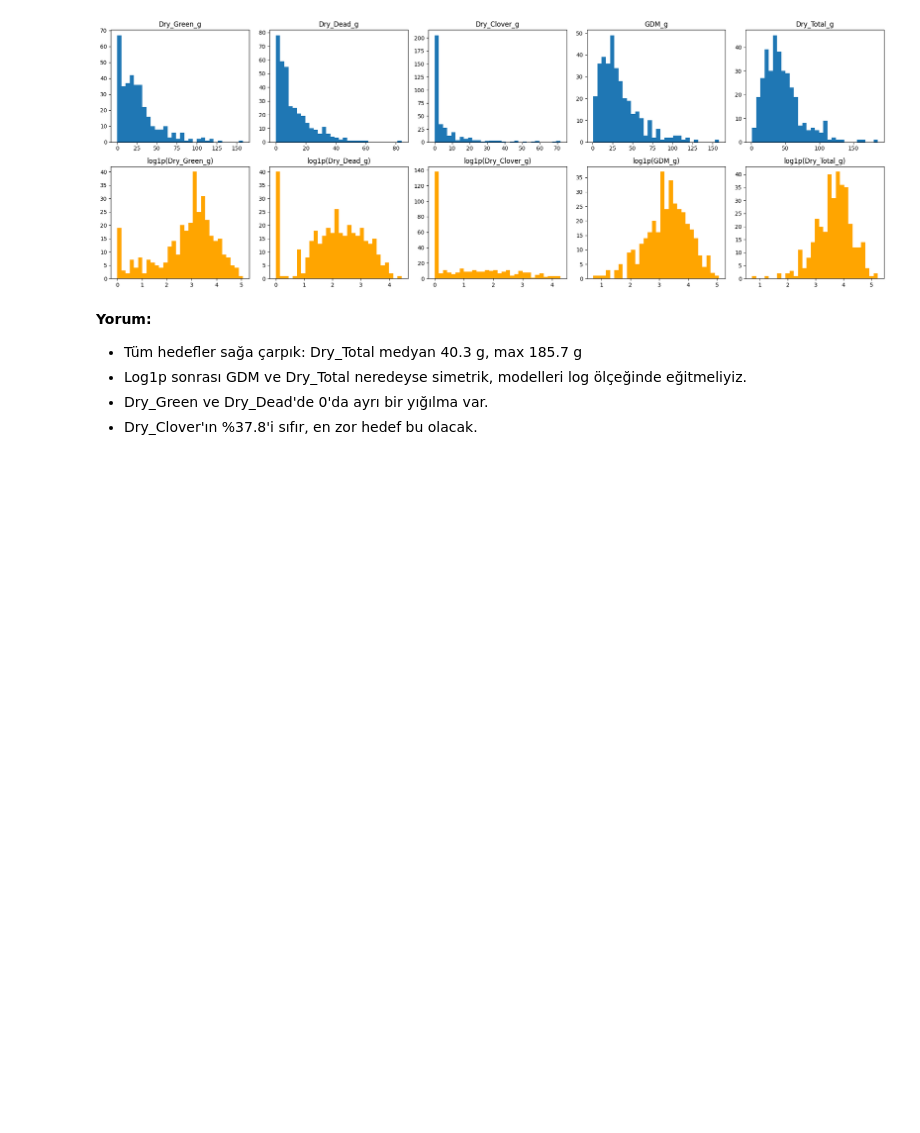
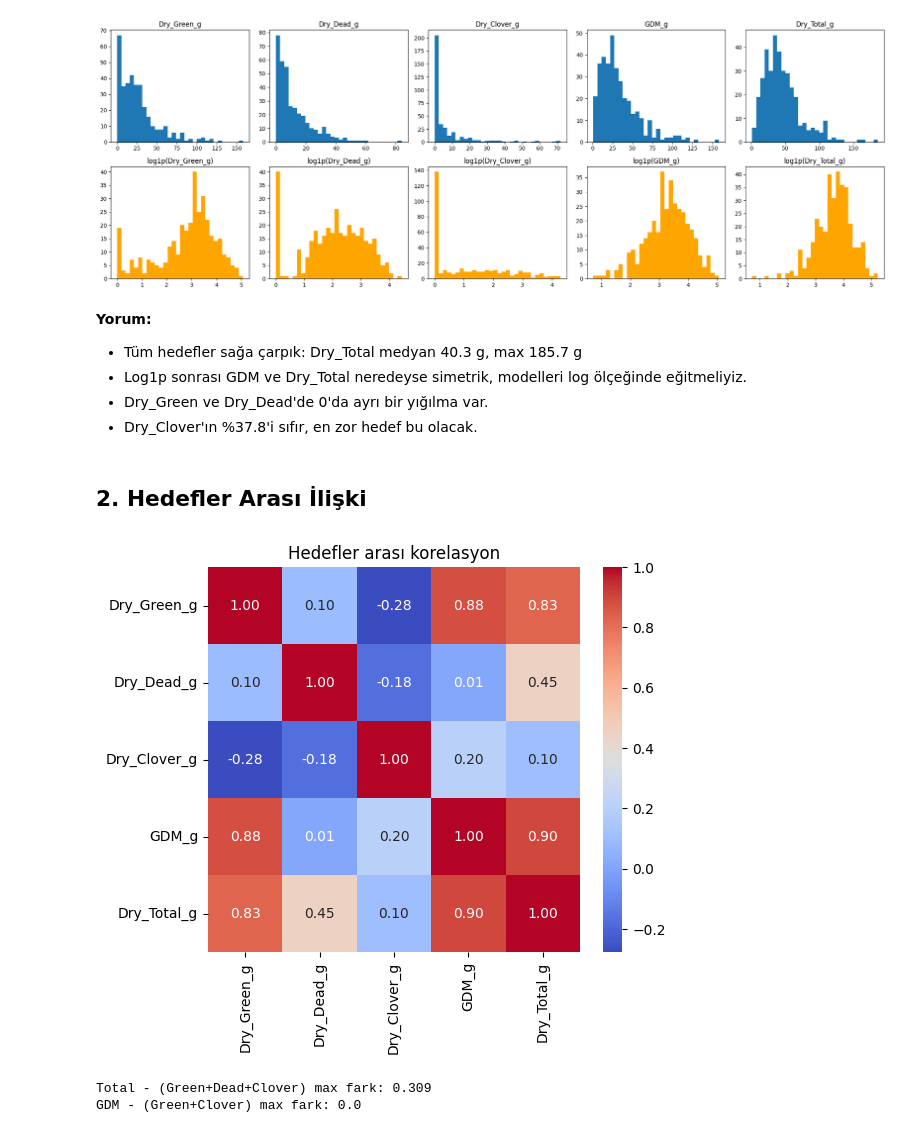
Before and after one commit to OmerNuriZ/GROUP41_CENG313, a Jupyter notebook: assignment1_eda_baseline.ipynb, the cells around one changed output. Cells and saved outputs as stored; diff of their text form; code cells hidden in the pictures; blank space fills up the shorter version.

Commit message:
EDA: hedefler arası ilişki eklendi

```diff
--- a/assignment1_eda_baseline.ipynb
+++ b/assignment1_eda_baseline.ipynb
@@ -57,3 +81,23 @@ plt.show()
 - Log1p sonrası GDM ve Dry_Total neredeyse simetrik, modelleri log ölçeğinde eğitmeliyiz.
 - Dry_Green ve Dry_Dead'de 0'da ayrı bir yığılma var.
 - Dry_Clover'ın %37.8'i sıfır, en zor hedef bu olacak.
+# %% [markdown]
+## 2. Hedefler Arası İlişki
+# %%
+import seaborn as sns
+
+plt.figure(figsize=(6, 5))
+sns.heatmap(df[TARGETS].corr(), annot=True, fmt=".2f", cmap="coolwarm")
+plt.title("Hedefler arası korelasyon")
+plt.show()
+# %% [output]
+[figure, added]
+# %%
+fark_total = df["Dry_Total_g"] - (df["Dry_Green_g"] + df["Dry_Dead_g"] + df["Dry_Clover_g"])
+fark_gdm = df["GDM_g"] - (df["Dry_Green_g"] + df["Dry_Clover_g"])
+
+print("Total - (Green+Dead+Clover) max fark:", round(fark_total.abs().max(), 3))
+print("GDM - (Green+Clover) max fark:", round(fark_gdm.abs().max(), 3))
+# %% [output]
+Total - (Green+Dead+Clover) max fark: 0.309
+GDM - (Green+Clover) max fark: 0.0
```
Also changed, not shown: parts of 2 cells of this notebook.
